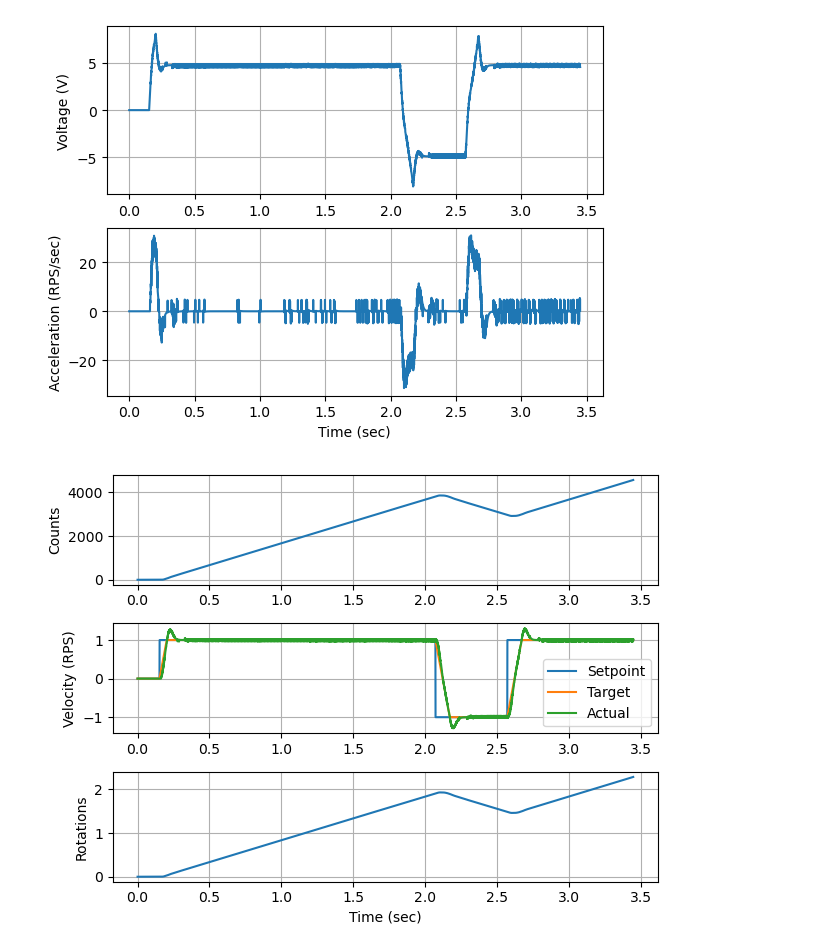
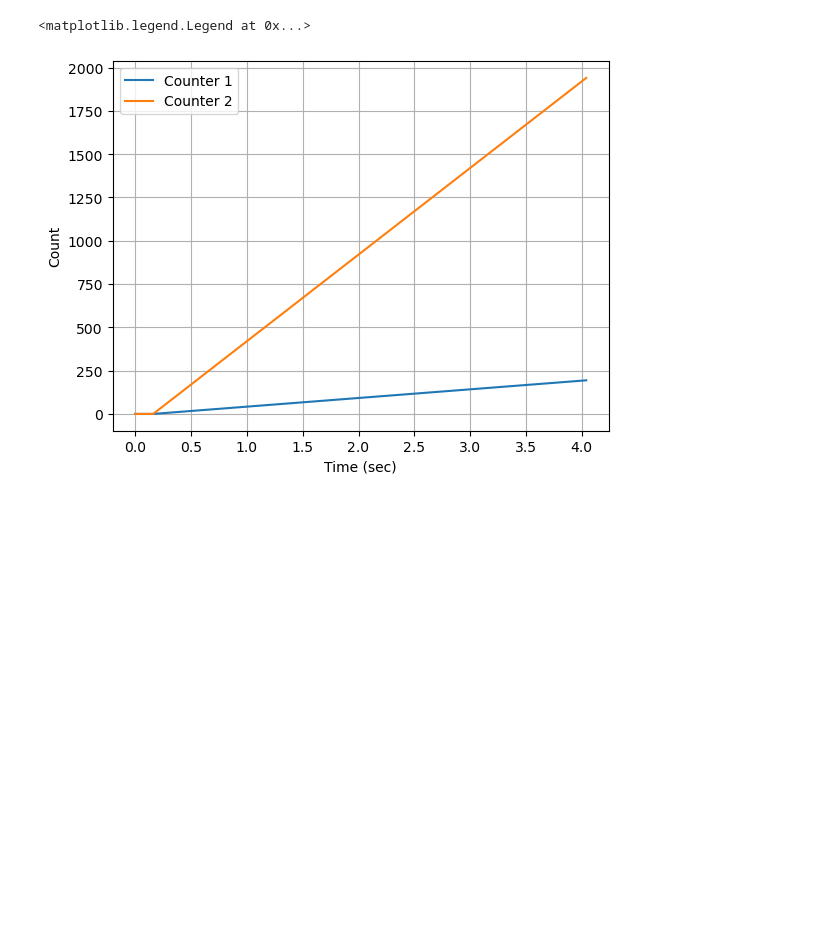
Before and after one commit to pichim/PES_Board, a Jupyter notebook: docs/python/serial_stream_eval.ipynb, the cells around one changed output. Saved outputs shown, nothing was run; the diff lists cells and outputs as text; code cells hidden in the pictures; blank space fills up the shorter version.

```diff
--- a/docs/python/serial_stream_eval.ipynb
+++ b/docs/python/serial_stream_eval.ipynb
@@ -64,48 +65,18 @@ plt.ylim([0, 1.2 * np.max(np.diff(data["time"]) * 1e6)])
 # %%
 # Evaluate the data
 
 # Defining the indices for the data columns
 ind = {}
-ind["counts"] = 0
-ind["velocity"] = 1
-ind["rotations"] = 2
-ind["voltage"] = 3
-ind["velocity_setpoint"] = 4
-ind["velocity_target"] = 5
-
-# Calculate smoothed acceleration
-acceleration = np.insert(np.diff(data["values"][:, ind["velocity"]]) / Ts, 0, 0.0)  # prepend zero to match length
-acceleration_smoothed = np.convolve(acceleration, np.ones(20) / 20, mode="same")
+ind["cntr_1"] = 0
+ind["cntr_2"] = 1
 
 plt.figure(2)
-plt.subplot(2, 1, 1)
-plt.plot(data["time"], data["values"][:, ind["voltage"]])
+plt.plot(data["time"], data["values"][:, ind["cntr_1"]], label="Counter 1")
+plt.plot(data["time"], data["values"][:, ind["cntr_2"]], label="Counter 2")
 plt.grid(True)
-plt.ylabel("Voltage (V)")
-plt.subplot(2, 1, 2)
-plt.plot(data["time"], acceleration_smoothed)
-plt.grid(True)
-plt.ylabel("Acceleration (RPS/sec)")
 plt.xlabel("Time (sec)")
-
-plt.figure(3)
-plt.subplot(3, 1, 1)
-plt.plot(data["time"], data["values"][:, ind["counts"]])
-plt.grid(True)
-plt.ylabel("Counts")
-plt.subplot(3, 1, 2)
-plt.plot(data["time"], data["values"][:, ind["velocity_setpoint"]], label="Setpoint")
-plt.plot(data["time"], data["values"][:, ind["velocity_target"]], label="Target")
-plt.plot(data["time"], data["values"][:, ind["velocity"]], label="Actual")
-plt.grid(True)
-plt.ylabel("Velocity (RPS)")
+plt.ylabel("Count")
 plt.legend()
-plt.subplot(3, 1, 3)
-plt.plot(data["time"], data["values"][:, ind["rotations"]])
-plt.grid(True)
-plt.ylabel("Rotations")
-plt.xlabel("Time (sec)")
-plt.tight_layout()
 # %% [output]
+<matplotlib.legend.Legend at 0x...>
-[figure, old version]
+[figure, new version]
-[figure, removed]
```
Also changed, not shown: parts of 2 cells of this notebook, 48 other files.
